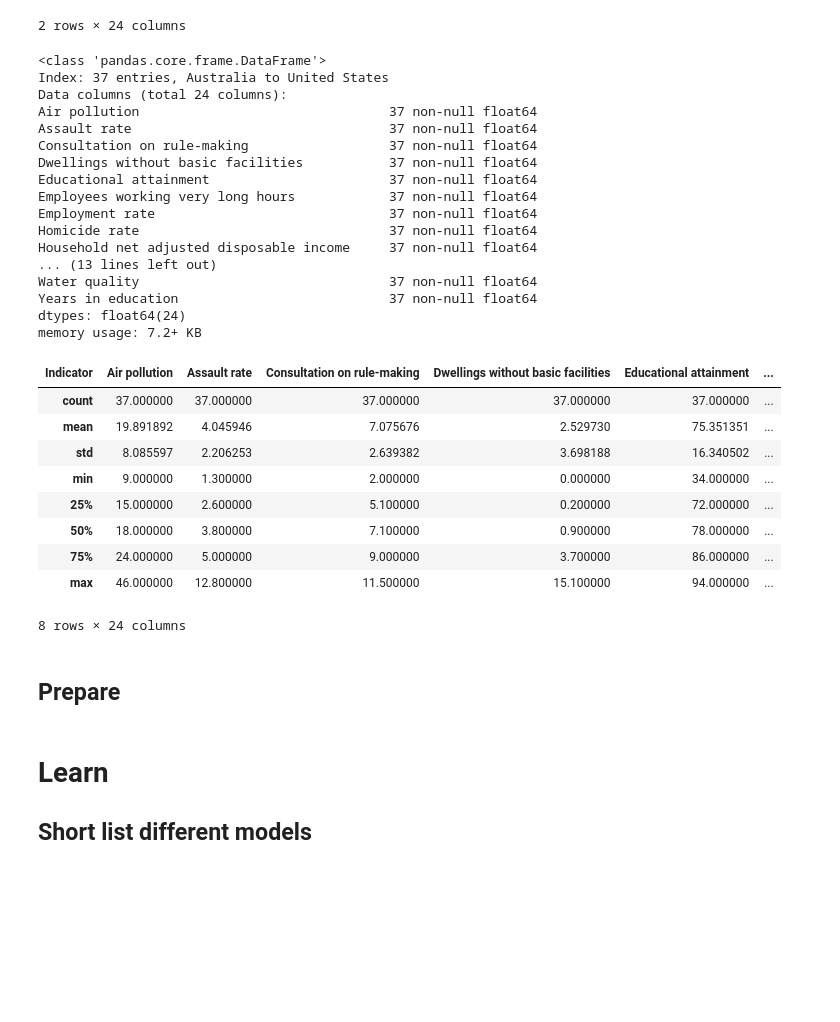
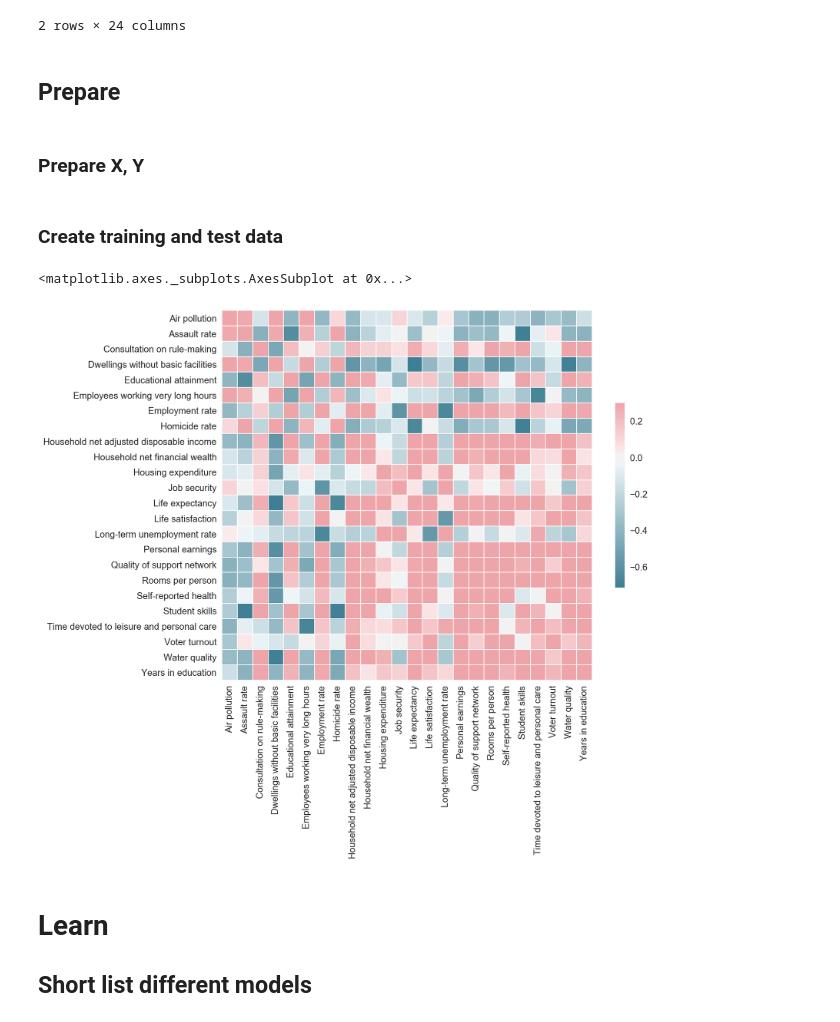
Before and after one commit to neowulf/machine-learning, a Jupyter notebook: handson-ml-with-scikit-tf/Chapter01.ipynb, the cells around one changed output. Cells and saved outputs as stored; diff of their text form; code cells hidden in the pictures; blank space fills up the shorter version.

```diff
--- a/handson-ml-with-scikit-tf/Chapter01.ipynb
+++ b/handson-ml-with-scikit-tf/Chapter01.ipynb
@@ -2,6 +2,9 @@
 # Configures matplotlib
 %matplotlib inline
 %config InlineBackend.figure_format = 'retina'
+
+import seaborn as sns
+sns.set(style="white")
 
 # Allows for interactive shell - outputs all non variable statements
 from IPython.core.interactiveshell import InteractiveShell
@@ -16,7 +19,6 @@ import os
 rnd.seed(42)
 
 # To plot pretty figures
-%matplotlib inline
 import matplotlib
 import matplotlib.pyplot as plt
 plt.rcParams['axes.labelsize'] = 14
@@ -98,39 +100,53 @@ oecd_bli.head(2)
 | Australia | 13.0 | 2.1 | 10.5 | 1.1 | 76.0 | ... |
 | Austria | 27.0 | 3.4 | 7.1 | 1.0 | 83.0 | ... |
 2 rows × 24 columns
-# %%
-oecd_bli.info()
-oecd_bli.describe()
-# %% [output]
-<class 'pandas.core.frame.DataFrame'>
-Index: 37 entries, Australia to United States
-Data columns (total 24 columns):
-Air pollution                                37 non-null float64
-Assault rate                                 37 non-null float64
-Consultation on rule-making                  37 non-null float64
-Dwellings without basic facilities           37 non-null float64
-Educational attainment                       37 non-null float64
-Employees working very long hours            37 non-null float64
-Employment rate                              37 non-null float64
-Homicide rate                                37 non-null float64
-Household net adjusted disposable income     37 non-null float64
-... (13 lines left out)
-Water quality                                37 non-null float64
-Years in education                           37 non-null float64
-dtypes: float64(24)
-memory usage: 7.2+ KB
-| Indicator | Air pollution | Assault rate | Consultation on rule-making | Dwellings without basic facilities | Educational attainment | ... |
-| count | 37.000000 | 37.000000 | 37.000000 | 37.000000 | 37.000000 | ... |
-| mean | 19.891892 | 4.045946 | 7.075676 | 2.529730 | 75.351351 | ... |
-| std | 8.085597 | 2.206253 | 2.639382 | 3.698188 | 16.340502 | ... |
-| min | 9.000000 | 1.300000 | 2.000000 | 0.000000 | 34.000000 | ... |
-| 25% | 15.000000 | 2.600000 | 5.100000 | 0.200000 | 72.000000 | ... |
-| 50% | 18.000000 | 3.800000 | 7.100000 | 0.900000 | 78.000000 | ... |
-| 75% | 24.000000 | 5.000000 | 9.000000 | 3.700000 | 86.000000 | ... |
-| max | 46.000000 | 12.800000 | 11.500000 | 15.100000 | 94.000000 | ... |
-8 rows × 24 columns
 # %% [markdown]
 ## Prepare
+# %% [markdown]
+### Prepare X, Y
+# %%
+oecd_bli = backup[0]
+gdp_per_capita = backup[1]
+
+gdp_per_capita = gdp_per_capita.set_index('Country')
+gdp_per_capita = gdp_per_capita['2015'].to_frame()
+gdp_per_capita = gdp_per_capita.rename(index=str, columns={"2015": "GDP"})
+# gdp_per_capita
+
+oecd_bli = backup[0]
+# Grabbing rows only where the column "INEQUALITY" is "TOT"
+oecd_bli = oecd_bli[oecd_bli["INEQUALITY"]=="TOT"]
+oecd_bli = oecd_bli.pivot(index="Country", columns="Indicator", values="Value")
+df = oecd_bli.merge(gdp_per_capita, how='inner', left_index=True, right_index=True)
+
+X = df.loc[:, df.columns != 'GDP']
+y = df['GDP']
+# %% [markdown]
+### Create training and test data
+# %%
+# Which parameters are important
+
+# Compute the correlation matrix
+corr = X.corr()
+
+# Generate a mask for the upper triangle
+mask = np.zeros_like(corr, dtype=np.bool)
+mask[np.triu_indices_from(mask)] = True
+
+# Set up the matplotlib figure
+f, ax = plt.subplots(figsize=(11, 9))
+
+# Generate a custom diverging colormap
+cmap = sns.diverging_palette(220, 10, as_cmap=True)
+
+# Draw the heatmap with the mask and correct aspect ratio
+sns.heatmap(corr,
+            #mask=mask,
+            cmap=cmap, vmax=.3, center=0,
+            square=True, linewidths=.5, cbar_kws={"shrink": .5})
+# %% [output]
+<matplotlib.axes._subplots.AxesSubplot at 0x...>
+[figure, added]
 # %% [markdown]
 # Learn
 ## Short list different models
```
Also changed, not shown: 1 other file.
